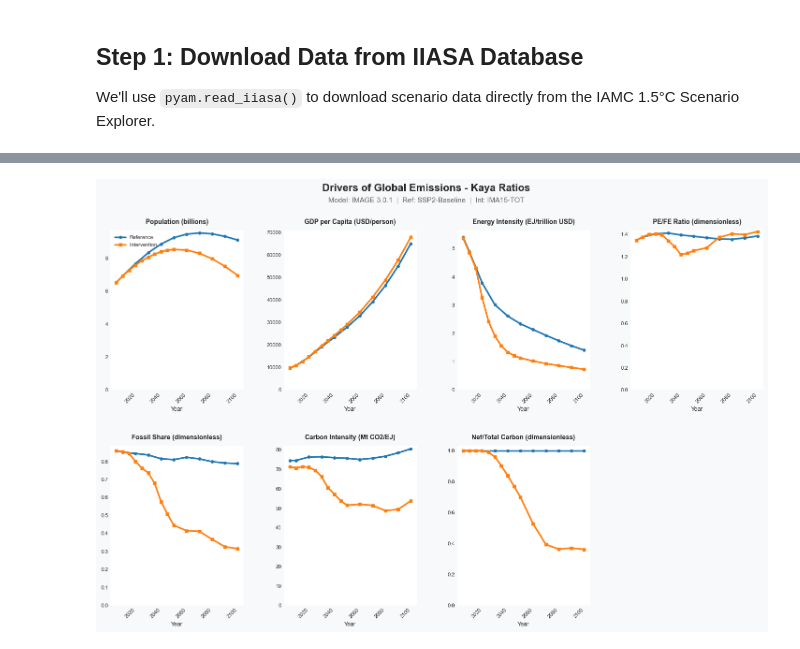
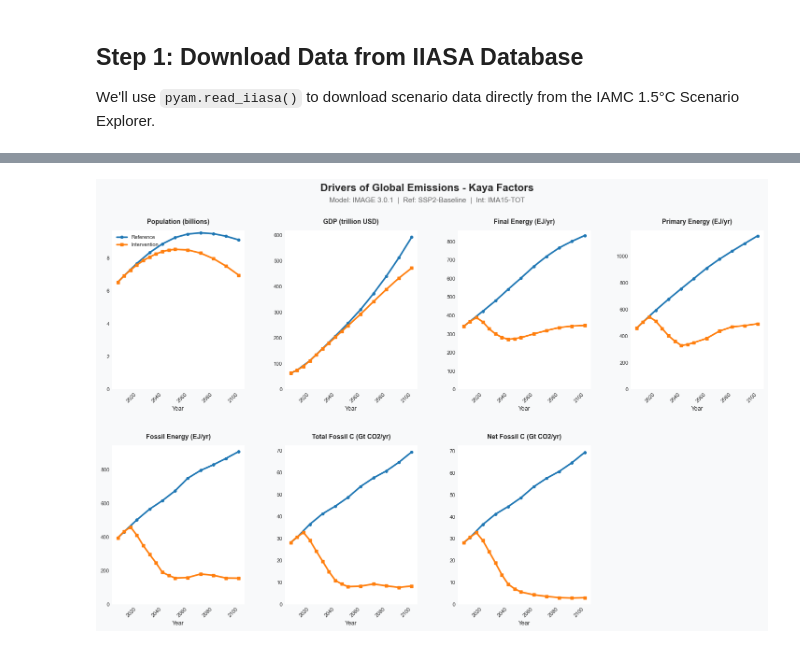
Before and after one commit to zacharyschmidt/kaya-decomposition, a Jupyter notebook: examples/kaya_dashboard_tutorial.ipynb, the cells around one changed output, grey strips where cells are left out. Drawn from its saved outputs; the diff is of its cells as text; code cells hidden in the pictures.

Commit message:
additive dashboard for tutorial notebook

```diff
--- a/examples/kaya_dashboard_tutorial.ipynb
+++ b/examples/kaya_dashboard_tutorial.ipynb
@@ -85,6 +75,9 @@ REQUIRED_VARIABLES = [
     "Emissions|CO2|Energy and Industrial Processes",
     "Emissions|CO2|Industrial Processes",
     "Emissions|CO2|AFOLU",
+    "Emissions|CH4",
+    "Emissions|N2O",
+    "Emissions|F-Gases",
     "Carbon Sequestration|CCS",
     "Carbon Sequestration|CCS|Biomass",
     "Carbon Sequestration|CCS|Fossil|Energy",
@@ -315,52 +342,21 @@ plt.show()
-# %%
-ratio_names = ["P", "GNP/P", "FE/GNP", "PEDEq/FE", "PEFF/PEDEq", "TFC/PEFF", "NFC/TFC"]
-ratio_labels = {
-    "P": "Population (billions)",
-    "GNP/P": "GDP per Capita (USD/person)",
-    "FE/GNP": "Energy Intensity (EJ/trillion USD)",
-    "PEDEq/FE": "PE/FE Ratio (dimensionless)",
-    "PEFF/PEDEq": "Fossil Share (dimensionless)",
-    "TFC/PEFF": "Carbon Intensity (Mt CO2/EJ)",
-    "NFC/TFC": "Net/Total Carbon (dimensionless)",
-}
-
-fig = plt.figure(figsize=(18, 10))
-fig.patch.set_facecolor('#f8f9fa')
-
-fig.suptitle('Drivers of Global Emissions - Kaya Ratios', fontsize=16, fontweight='bold', y=0.98)
-fig.text(0.5, 0.94, f'Model: {MODEL}  |  Ref: {REF_SCENARIO}  |  Int: {INT_SCENARIO}',
-         ha='center', fontsize=11, color='#666')
-
-gs = fig.add_gridspec(2, 4, hspace=0.35, wspace=0.3, top=0.88, bottom=0.08)
-
-for i, ratio in enumerate(ratio_names):
-    ax = fig.add_subplot(gs[i // 4, i % 4])
-    ax.set_facecolor('#ffffff')
-
-    if ratio == "P":
-        ref_data, int_data = ref_factors["P"], int_factors["P"]
-    else:
-        ref_data, int_data = ref_ratios[ratio], int_ratios[ratio]
-
-    ax.plot(ref_data.index, ref_data, color='#1f77b4', linewidth=2.5,
-            label='Reference', marker='o', markersize=4)
-    ax.plot(int_data.index, int_data, color='#ff7f0e', linewidth=2.5,
-            label='Intervention', marker='s', markersize=4)
-
-    ax.set_title(ratio_labels[ratio], fontsize=10, fontweight='bold', pad=10)
-    ax.set_xlabel('Year', fontsize=9)
-    ax.grid(True, alpha=0.3, linestyle='--')
-    ax.tick_params(axis='both', labelsize=8)
-    ax.set_ylim(0, None)
-
-    if i == 0:
-        ax.legend(loc='upper left', fontsize=8)
-
-    plt.setp(ax.xaxis.get_majorticklabels(), rotation=45, ha='right')
-
-ax_empty = fig.add_subplot(gs[1, 3])
-ax_empty.axis('off')
-
-plt.show()
-# %% [output]
-[figure, removed]
+# %%
+factor_names = ["P", "GNP", "FE", "PEDEq", "PEFF", "TFC", "NFC"]
+factor_labels = {
+    "P": "Population (billions)",
+    "GNP": "GDP (trillion USD)",
+    "FE": "Final Energy (EJ/yr)",
+    "PEDEq": "Primary Energy (EJ/yr)",
+    "PEFF": "Fossil Energy (EJ/yr)",
+    "TFC": "Total Fossil C (Gt CO2/yr)",
+    "NFC": "Net Fossil C (Gt CO2/yr)",
+}
+
+plot_dashboard(
+    ref_data={name: ref_factors[name] for name in factor_names},
+    int_data={name: int_factors[name] for name in factor_names},
+    panel_names=factor_names,
+    panel_labels=factor_labels,
+    title='Drivers of Global Emissions - Kaya Factors'
+)
+# %% [output]
+[figure, added]
```
Also changed, not shown: parts of 14 cells of this notebook.
